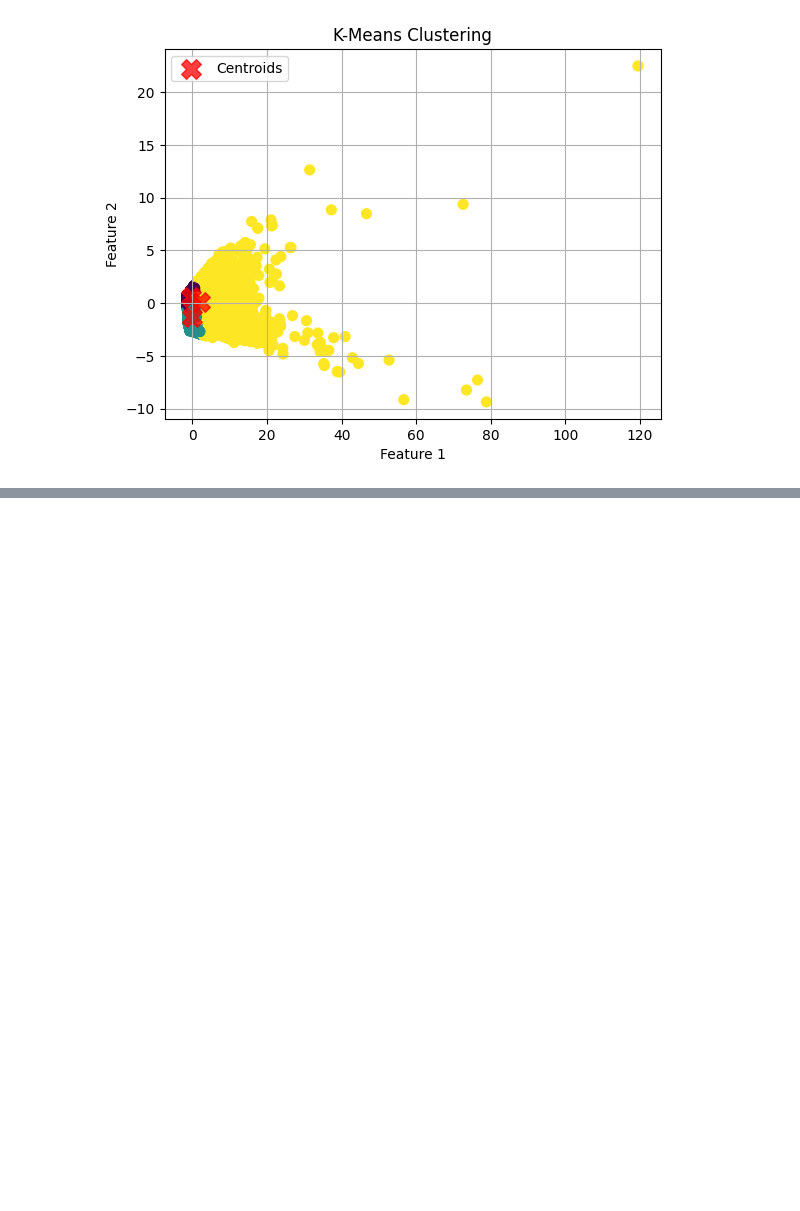
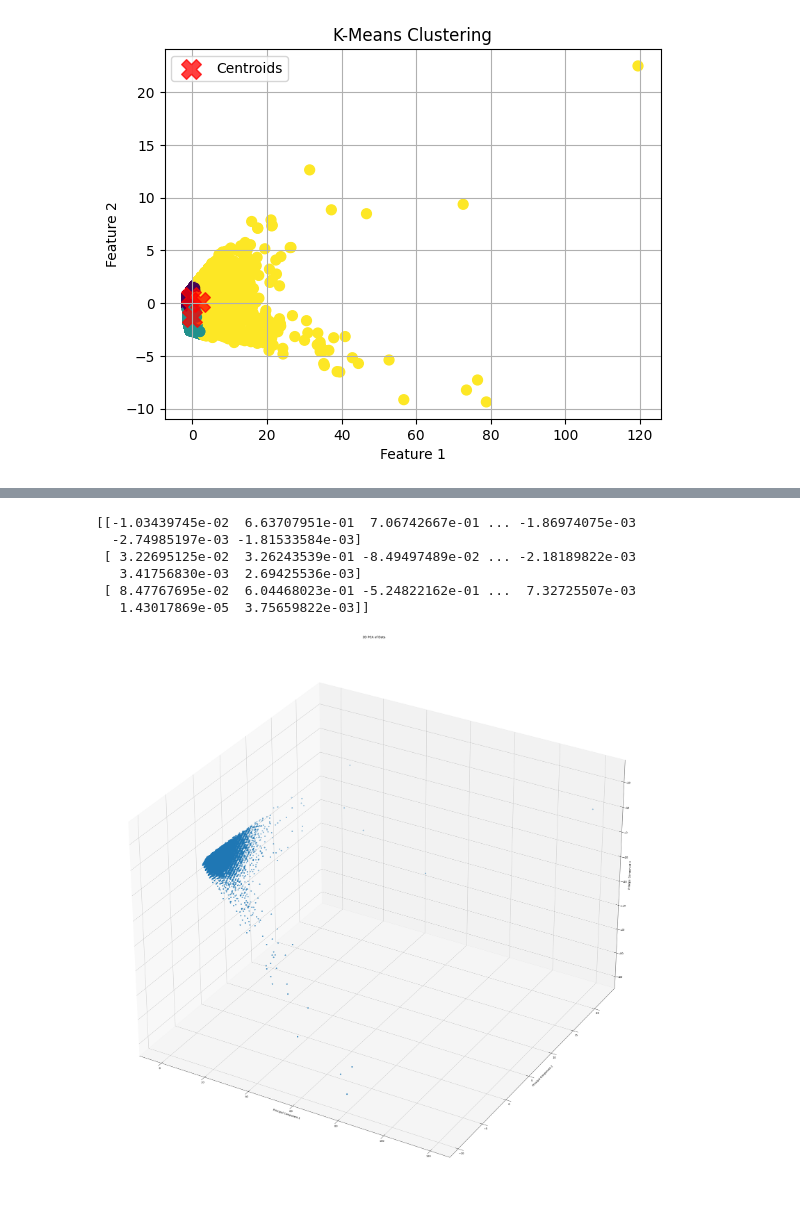
Before and after one commit to ZackRoland/UK_Car_Accident_Severity_Predictor, a Jupyter notebook: final_model.ipynb, the cells around one changed output, grey strips where cells are left out. Saved outputs shown, nothing was run; the diff lists cells and outputs as text; code cells hidden in the pictures; blank space fills up the shorter version.

```diff
--- a/final_model.ipynb
+++ b/final_model.ipynb
@@ -227,0 +232,27 @@ plt.legend(); plt.grid(True); plt.show()
+# %%
+pca_3 = sk.decomposition.PCA(n_components=3)
+transform_3 = pca_3.fit_transform(df)
+print(pca_3.components_)
+# %% [output]
+[[-1.03439745e-02  6.63707951e-01  7.06742667e-01 ... -1.86974075e-03
+  -2.74985197e-03 -1.81533584e-03]
+ [ 3.22695125e-02  3.26243539e-01 -8.49497489e-02 ... -2.18189822e-03
+   3.41756830e-03  2.69425536e-03]
+ [ 8.47767695e-02  6.04468023e-01 -5.24822162e-01 ...  7.32725507e-03
+   1.43017869e-05  3.75659822e-03]]
+# %%
+df_pca3 = pd.DataFrame(data = transform_3, columns = ['PC1', 'PC2', 'PC3'])
+
+fig = plt.figure(figsize=(50,40))
+ax = fig.add_subplot(111, projection='3d')
+
+ax.scatter(transform_3[:, 0], transform_3[:, 1], transform_3[:, 2])
+
+ax.set_xlabel('Principal Component 1')
+ax.set_ylabel('Principal Component 2')
+ax.set_zlabel('Principal Component 3')
+ax.set_title('3D PCA of Data')
+
+plt.show()
+# %% [output]
+[figure, added]
```
Also changed, not shown: parts of 8 cells of this notebook.
